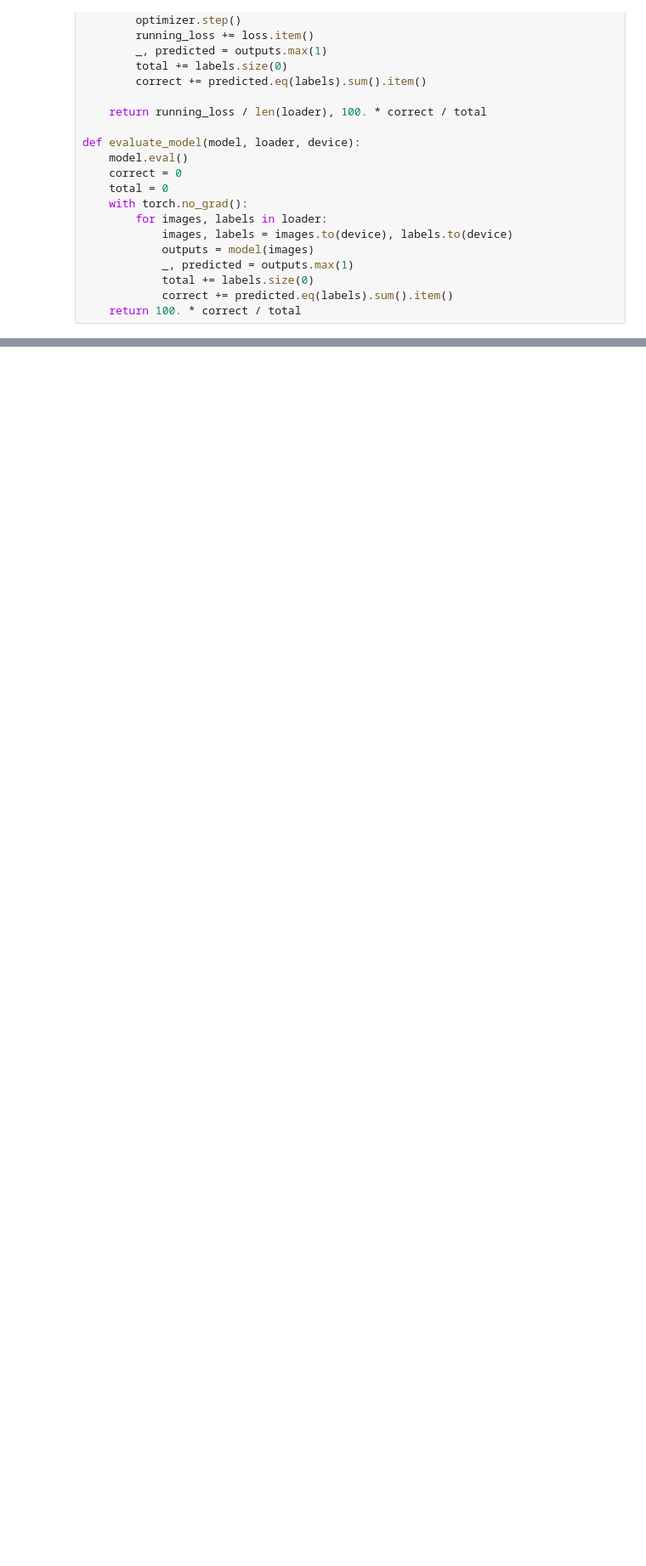
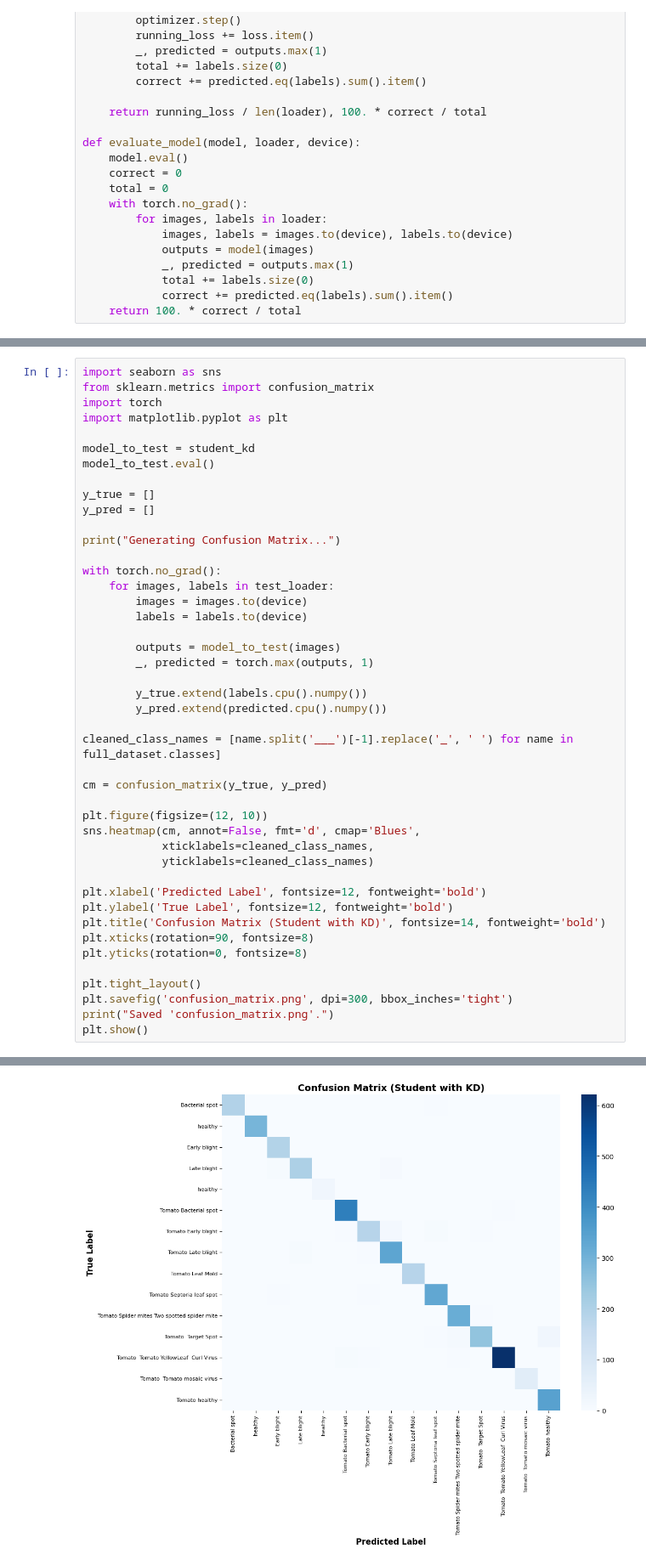
Before and after one commit to SelenArikan/Plant, a Jupyter notebook: Plant.ipynb, the cells around one changed output, grey strips where cells are left out. Shown at 85% size. Drawn from its saved outputs; the diff is of its cells as text; blank space fills up the shorter version.

```diff
--- a/Plant.ipynb
+++ b/Plant.ipynb
@@ -356,0 +428,45 @@ Files in data folder:
+# %%
+import seaborn as sns
+from sklearn.metrics import confusion_matrix
+import torch
+import matplotlib.pyplot as plt
+
+model_to_test = student_kd
+model_to_test.eval()
+
+y_true = []
+y_pred = []
+
+print("Generating Confusion Matrix...")
+
+with torch.no_grad():
+    for images, labels in test_loader:
+        images = images.to(device)
+        labels = labels.to(device)
+
+        outputs = model_to_test(images)
+        _, predicted = torch.max(outputs, 1)
+
+        y_true.extend(labels.cpu().numpy())
+        y_pred.extend(predicted.cpu().numpy())
+
+cleaned_class_names = [name.split('___')[-1].replace('_', ' ') for name in full_dataset.classes]
+
+cm = confusion_matrix(y_true, y_pred)
+
+plt.figure(figsize=(12, 10))
+sns.heatmap(cm, annot=False, fmt='d', cmap='Blues',
+            xticklabels=cleaned_class_names,
+            yticklabels=cleaned_class_names)
+
+plt.xlabel('Predicted Label', fontsize=12, fontweight='bold')
+plt.ylabel('True Label', fontsize=12, fontweight='bold')
+plt.title('Confusion Matrix (Student with KD)', fontsize=14, fontweight='bold')
+plt.xticks(rotation=90, fontsize=8)
+plt.yticks(rotation=0, fontsize=8)
+
+plt.tight_layout()
+plt.savefig('confusion_matrix.png', dpi=300, bbox_inches='tight')
+print("Saved 'confusion_matrix.png'.")
+plt.show()
+# %% [output]
@@ -356,0 +475 @@ Files in data folder:
+[figure, added]
```
Also changed, not shown: parts of 11 cells of this notebook.
